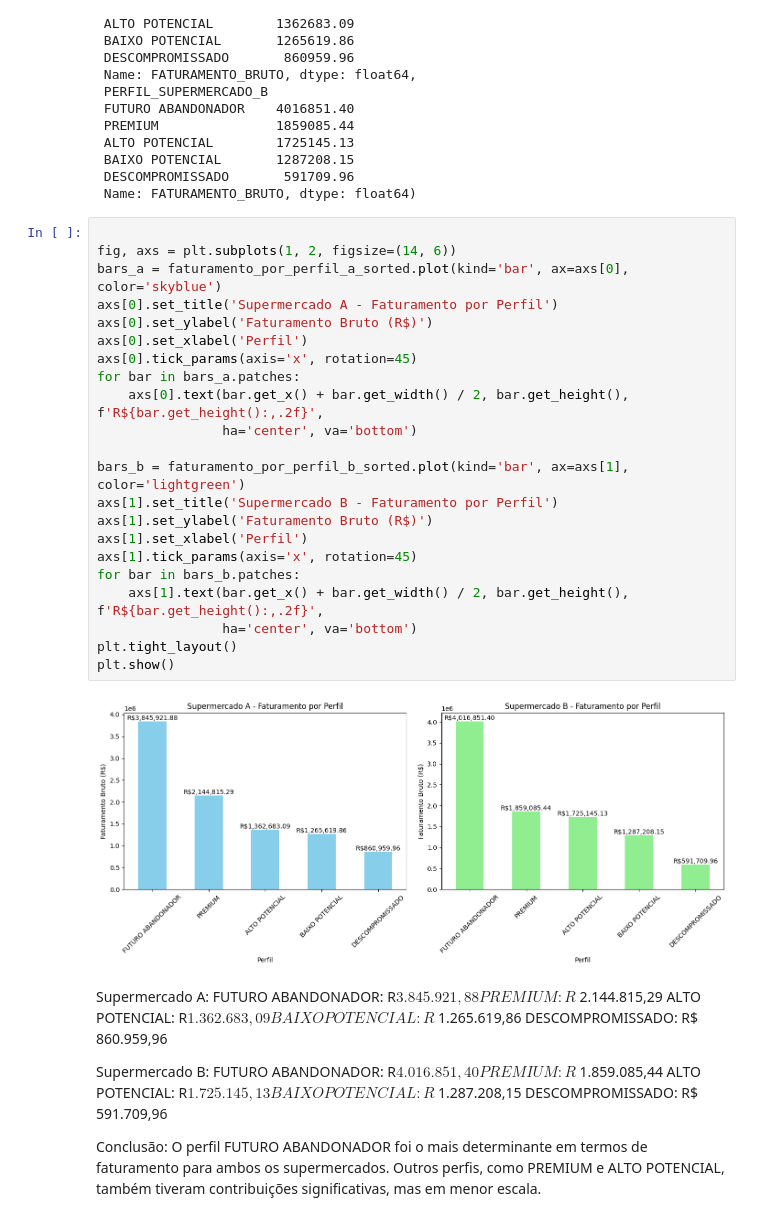
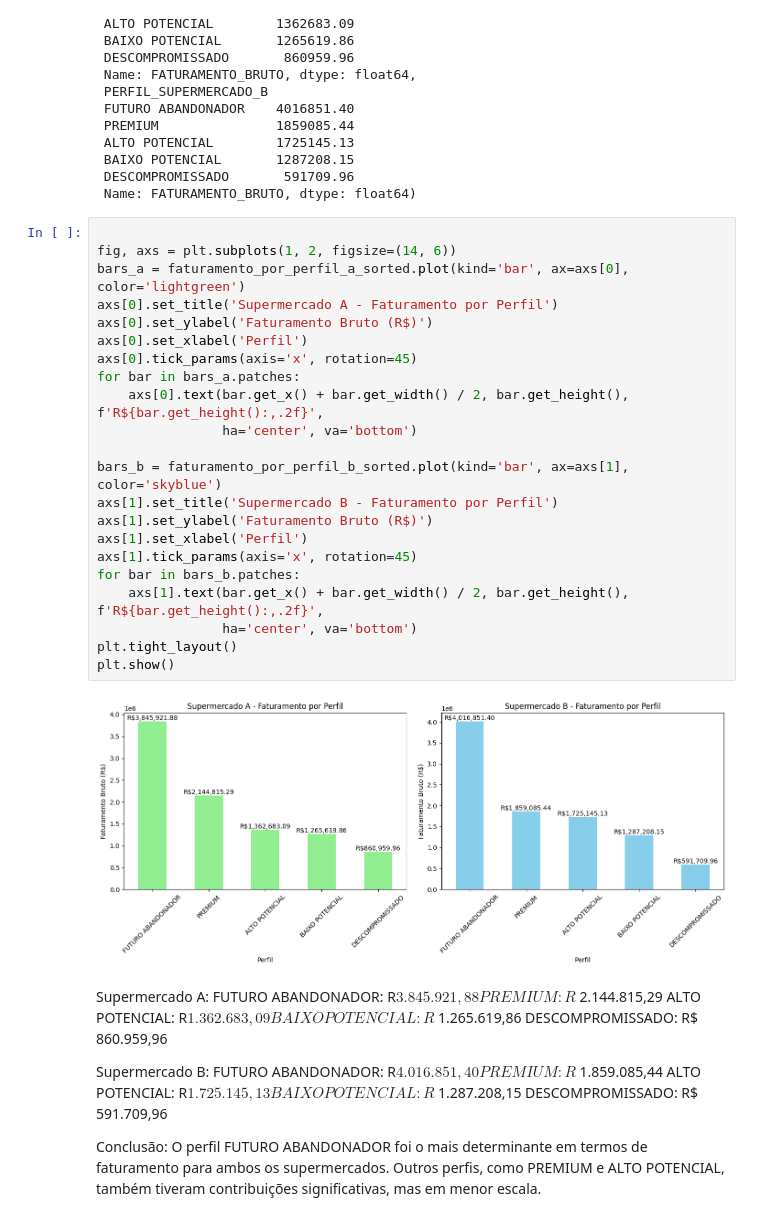
Before and after one commit to bormotoff/analise_GPA2024, a Jupyter notebook: Analise_case.ipynb, the cells around one changed output. Saved outputs shown, nothing was run; the diff lists cells and outputs as text.

```diff
--- a/Analise_case.ipynb
+++ b/Analise_case.ipynb
@@ -212,27 +212,27 @@ faturamento_por_perfil_a_sorted, faturamento_por_perfil_b_sorted
 # %%
 
 fig, axs = plt.subplots(1, 2, figsize=(14, 6))
-bars_a = faturamento_por_perfil_a_sorted.plot(kind='bar', ax=axs[0], color='skyblue')
+bars_a = faturamento_por_perfil_a_sorted.plot(kind='bar', ax=axs[0], color='lightgreen')
 axs[0].set_title('Supermercado A - Faturamento por Perfil')
 axs[0].set_ylabel('Faturamento Bruto (R$)')
 axs[0].set_xlabel('Perfil')
 axs[0].tick_params(axis='x', rotation=45)
 for bar in bars_a.patches:
     axs[0].text(bar.get_x() + bar.get_width() / 2, bar.get_height(), f'R${bar.get_height():,.2f}',
                 ha='center', va='bottom')
 
-bars_b = faturamento_por_perfil_b_sorted.plot(kind='bar', ax=axs[1], color='lightgreen')
+bars_b = faturamento_por_perfil_b_sorted.plot(kind='bar', ax=axs[1], color='skyblue')
 axs[1].set_title('Supermercado B - Faturamento por Perfil')
 axs[1].set_ylabel('Faturamento Bruto (R$)')
 axs[1].set_xlabel('Perfil')
 axs[1].tick_params(axis='x', rotation=45)
 for bar in bars_b.patches:
     axs[1].text(bar.get_x() + bar.get_width() / 2, bar.get_height(), f'R${bar.get_height():,.2f}',
                 ha='center', va='bottom')
 plt.tight_layout()
 plt.show()
 # %% [output]
-[figure, old version]
+[figure, new version]
 # %% [markdown]
 Supermercado A:
 FUTURO ABANDONADOR: R$ 3.845.921,88
```
Also changed, not shown: parts of 1 cell of this notebook.
